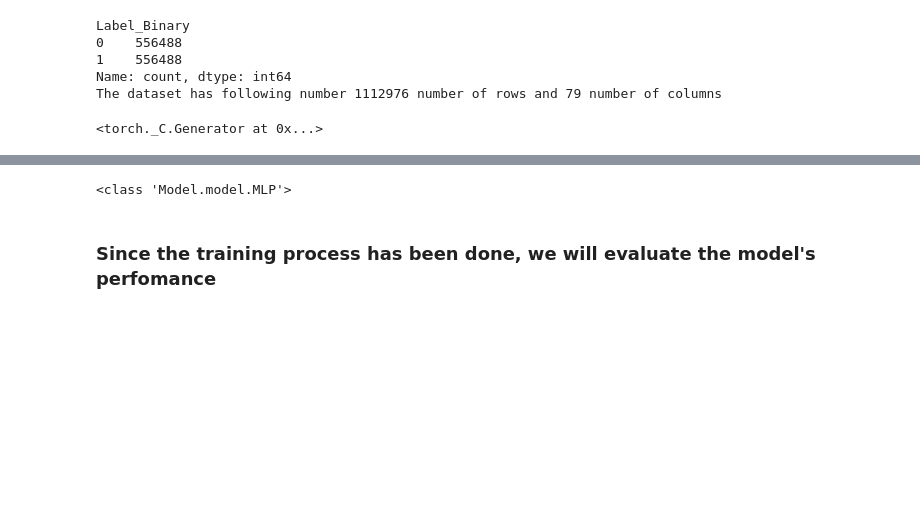
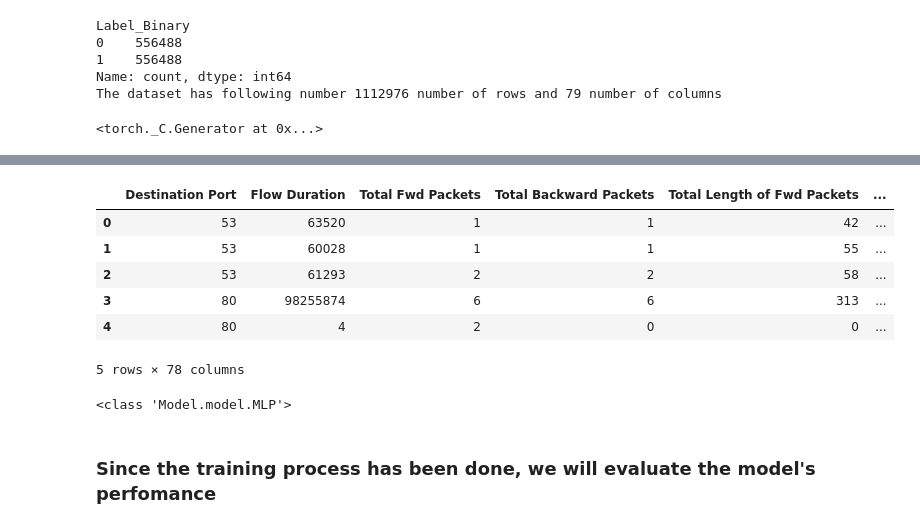
Before and after one commit to suzaladhikari/federated_learningIDS, a Jupyter notebook: centralized_data/centralized.ipynb, the cells around one changed output, grey strips where cells are left out. Cells and saved outputs as stored; diff of their text form; code cells hidden in the pictures; blank space fills up the shorter version.

```diff
--- a/centralized_data/centralized.ipynb
+++ b/centralized_data/centralized.ipynb
@@ -97,3 +127,14 @@ validation_batch = DataLoader(validation_data,batch_size = 64, shuffle = False)
+# %%
+data = pd.read_csv('../centralized_data/centralizedevaluation/siloOne_X_test.csv')
+data.head(5)
+# %% [output]
+|  | Destination Port | Flow Duration | Total Fwd Packets | Total Backward Packets | Total Length of Fwd Packets | ... |
+| 0 | 53 | 63520 | 1 | 1 | 42 | ... |
+| 1 | 53 | 60028 | 1 | 1 | 55 | ... |
+| 2 | 53 | 61293 | 2 | 2 | 58 | ... |
+| 3 | 80 | 98255874 | 6 | 6 | 313 | ... |
+| 4 | 80 | 4 | 2 | 0 | 0 | ... |
+5 rows × 78 columns
 # %%
 print(MLP)
 # %% [output]
```
Also changed, not shown: parts of 15 cells of this notebook.
